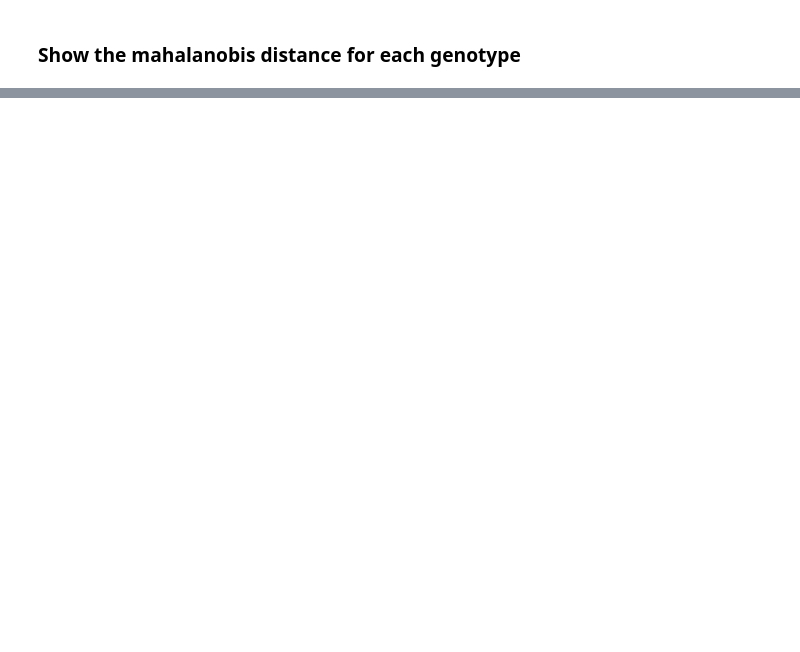
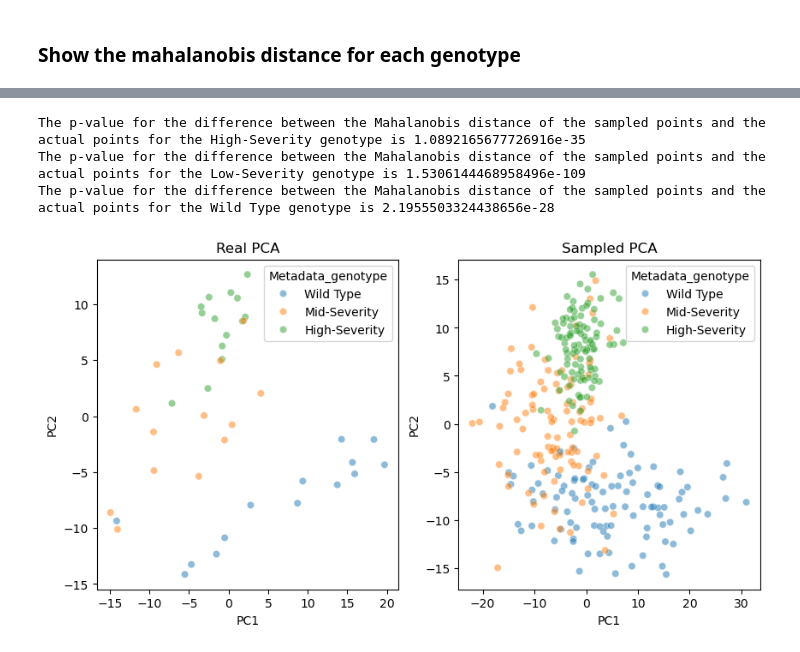
Before and after one commit to MikeLippincott/Nichols_Lab_Collaboration, a Jupyter notebook: 6.analyze_features/notebooks/8c.custom_aggregated_PCA_calculate_mahalanobis_distance.ipynb, the cells around one changed output, grey strips where cells are left out. Drawn from its saved outputs; the diff is of its cells as text; code cells hidden in the pictures; blank space fills up the shorter version.

Commit message:
add null distribution calculations

```diff
--- a/6.analyze_features/notebooks/8c.custom_aggregated_PCA_calculate_mahalanobis_distance.ipynb
+++ b/6.analyze_features/notebooks/8c.custom_aggregated_PCA_calculate_mahalanobis_distance.ipynb
@@ -128,0 +135,10 @@ The mean mahalanobis distance for the Wild Type genotype is 13.130021647019115
+# %%
+# from the distribution of each PCA component, randomly sample 1000 points and calculate the mahalanobis distance
+# get the distribution of each PCA component
+high_severity_pca_component_distribution_std = high_severity.describe().loc["std"]
+low_severity_pca_component_distribution_std = low_severity.describe().loc["std"]
+wt_pca_component_distribution_std = wt.describe().loc["std"]
+
+high_severity_pca_component_distribution_mean = high_severity.describe().loc["mean"]
+low_severity_pca_component_distribution_mean = low_severity.describe().loc["mean"]
+wt_pca_component_distribution_mean = wt.describe().loc["mean"]
@@ -140,0 +261,69 @@ Mahalanobis distance for Wild Type:  13.130021647019115
+# %%
+# hypothesis testing the difference between the Mahalanobis distance of the sampled points and the actual points
+# calculate the p-value for the difference between the Mahalanobis distance of the sampled points and the actual points
+
+high_severity_p_value = ttest_ind(
+    high_severity_mahalanobis_distances,
+    mean_high_severity_sampled_mahalanobis_distances_from_trials,
+).pvalue
+low_severity_p_value = ttest_ind(
+    low_severity_mahalanobis_distances,
+    mean_low_severity_sampled_mahalanobis_distances_from_trials,
+).pvalue
+wt_p_value = ttest_ind(
+    wt_mahalanobis_distances, mean_wt_sampled_mahalanobis_distances_from_trials
+).pvalue
+
+print(
+    f"The p-value for the difference between the Mahalanobis distance of the sampled points and the actual points for the High-Severity genotype is {high_severity_p_value}"
+)
+print(
+    f"The p-value for the difference between the Mahalanobis distance of the sampled points and the actual points for the Low-Severity genotype is {low_severity_p_value}"
+)
+print(
+    f"The p-value for the difference between the Mahalanobis distance of the sampled points and the actual points for the Wild Type genotype is {wt_p_value}"
+)
+# %% [output]
+The p-value for the difference between the Mahalanobis distance of the sampled points and the actual points for the High-Severity genotype is 1.0892165677726916e-35
+The p-value for the difference between the Mahalanobis distance of the sampled points and the actual points for the Low-Severity genotype is 1.5306144468958496e-109
+The p-value for the difference between the Mahalanobis distance of the sampled points and the actual points for the Wild Type genotype is 2.1955503324438656e-28
+# %%
+# Visualization of the last trial's sampled points
+
+# annotate the genotypes of the sampled points
+high_severity_sampled_points["Metadata_genotype"] = "High-Severity"
+low_severity_sampled_points["Metadata_genotype"] = "Mid-Severity"
+wt_sampled_points["Metadata_genotype"] = "Wild Type"
+# concat the genotype sampled points
+sampled_points = pd.concat(
+    [wt_sampled_points, low_severity_sampled_points, high_severity_sampled_points]
+)
+
+# plot the first 2 PCA components from the actual data
+# set up subplots
+plt.figure(figsize=(10, 5))
+# subplot 1
+plt.subplot(1, 2, 1)
+sns.scatterplot(
+    x="PC1",
+    y="PC2",
+    data=sum_aggregated_data_pca,
+    hue="Metadata_genotype",
+    alpha=0.5,
+)
+plt.title("Real PCA")
+
+# plot the first 2 PCA components from the sampled data
+# subplot 2
+plt.subplot(1, 2, 2)
+sns.scatterplot(
+    x="PC1",
+    y="PC2",
+    data=sampled_points,
+    hue="Metadata_genotype",
+    alpha=0.5,
+)
+plt.title("Sampled PCA")
+plt.show()
+# %% [output]
+[figure, added]
```
Also changed, not shown: parts of 10 cells of this notebook, 33 other files.
